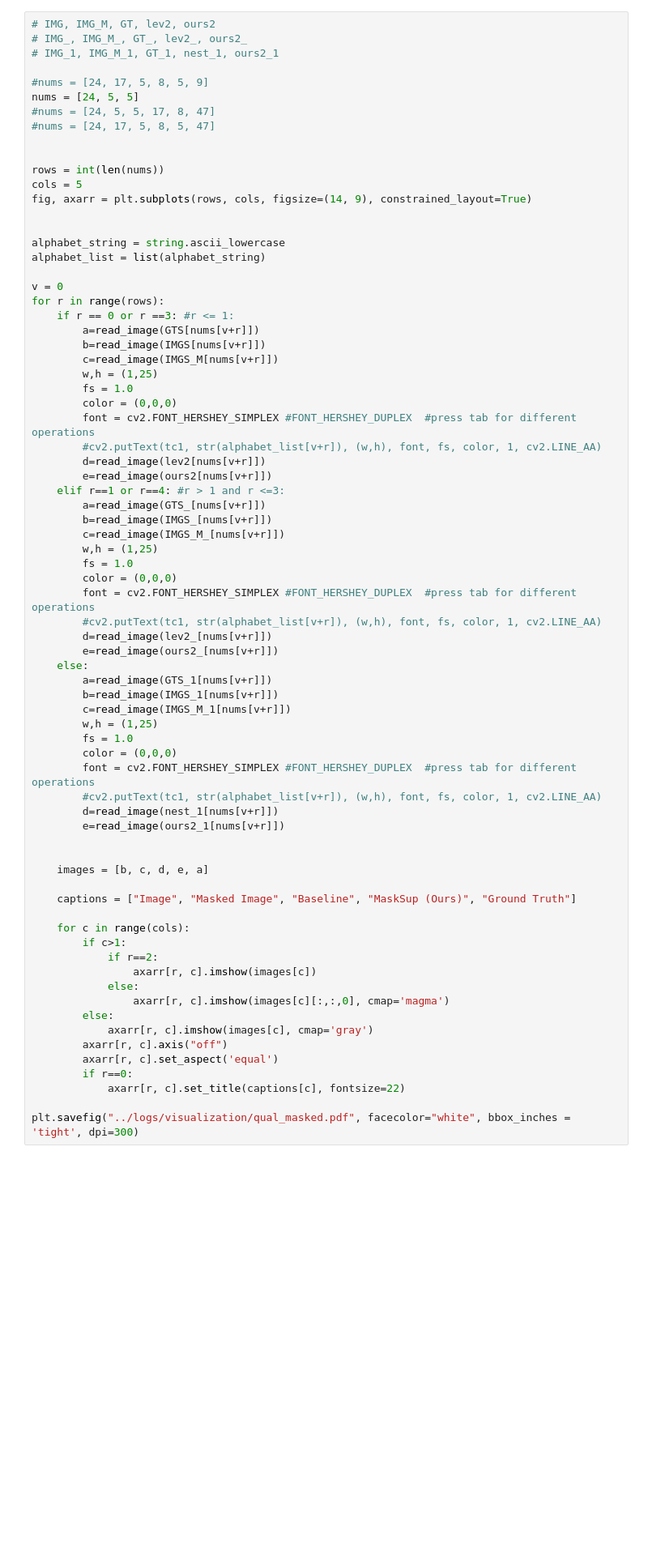
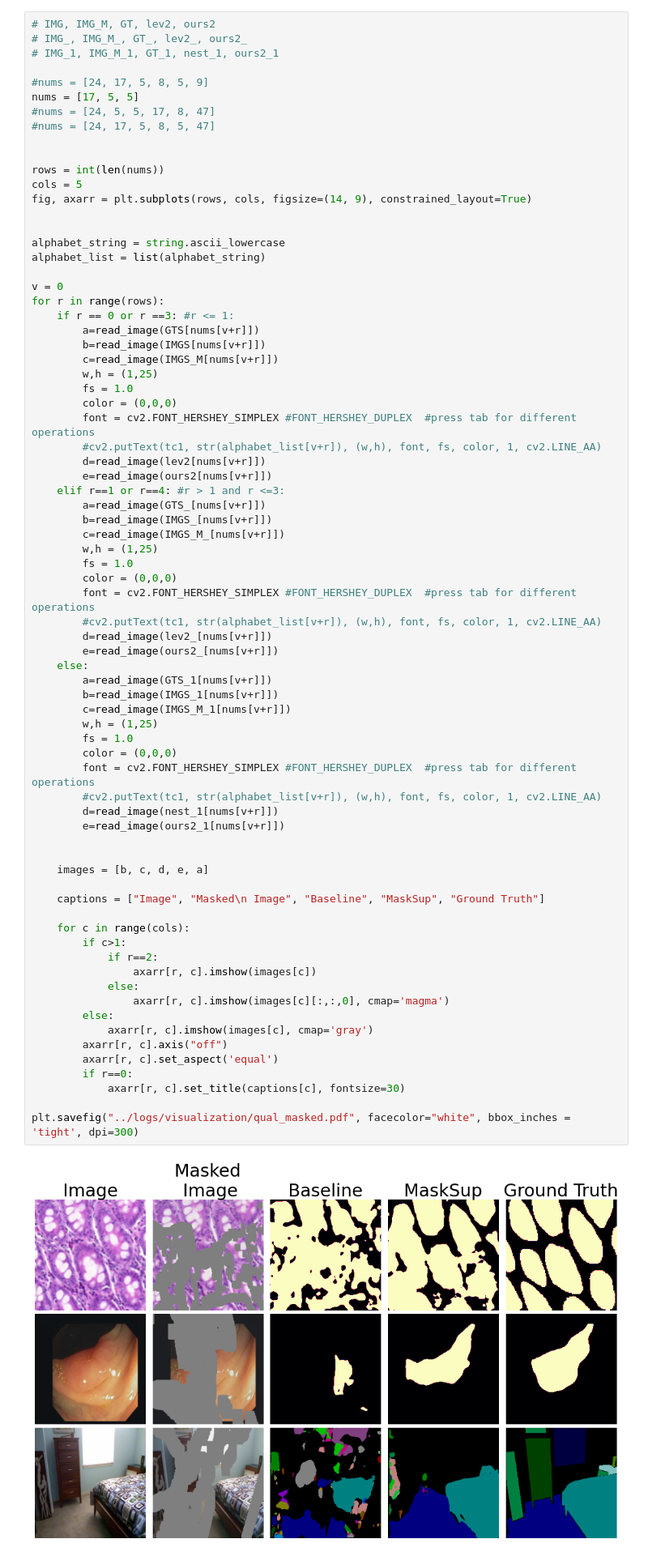
Before and after one commit to hasibzunair/masksup-segmentation, a Jupyter notebook: notebooks/visualize_outputs.ipynb, the cells around one changed output. Shown at 81% size. Drawn from its saved outputs; the diff is of its cells as text; blank space fills up the shorter version.

Commit message:
added masks plotter

```diff
--- a/notebooks/visualize_outputs.ipynb
+++ b/notebooks/visualize_outputs.ipynb
@@ -221,7 +289,7 @@ ours2_1 = [os.path.join(ours2_1, x) for x in os.listdir(ours2_1)]
 # IMG_1, IMG_M_1, GT_1, nest_1, ours2_1
 
 #nums = [24, 17, 5, 8, 5, 9]
-nums = [24, 5, 5]
+nums = [17, 5, 5]
 #nums = [24, 5, 5, 17, 8, 47]
 #nums = [24, 17, 5, 8, 5, 47]
 
@@ -260,35 +328,37 @@ for r in range(rows):
         e=read_image(ours2_[nums[v+r]])
     else:
         a=read_image(GTS_1[nums[v+r]])
         b=read_image(IMGS_1[nums[v+r]])
         c=read_image(IMGS_M_1[nums[v+r]])
         w,h = (1,25)
         fs = 1.0
         color = (0,0,0)
         font = cv2.FONT_HERSHEY_SIMPLEX #FONT_HERSHEY_DUPLEX  #press tab for different operations
         #cv2.putText(tc1, str(alphabet_list[v+r]), (w,h), font, fs, color, 1, cv2.LINE_AA)
         d=read_image(nest_1[nums[v+r]])
         e=read_image(ours2_1[nums[v+r]])
 
 
     images = [b, c, d, e, a]
 
-    captions = ["Image", "Masked Image", "Baseline", "MaskSup (Ours)", "Ground Truth"]
+    captions = ["Image", "Masked\n Image", "Baseline", "MaskSup", "Ground Truth"]
 
     for c in range(cols):
         if c>1:
             if r==2:
                 axarr[r, c].imshow(images[c])
             else:
                 axarr[r, c].imshow(images[c][:,:,0], cmap='magma')
         else:
             axarr[r, c].imshow(images[c], cmap='gray')
         axarr[r, c].axis("off")
         axarr[r, c].set_aspect('equal')
         if r==0:
-            axarr[r, c].set_title(captions[c], fontsize=22)
+            axarr[r, c].set_title(captions[c], fontsize=30)
 
 plt.savefig("../logs/visualization/qual_masked.pdf", facecolor="white", bbox_inches = 'tight', dpi=300)
+# %% [output]
+[figure, added]
 # %% [markdown]
 ### Show all images. algo1, algo2,..., gt
 # %%
```
Also changed, not shown: parts of 21 cells of this notebook, 1 other file.
